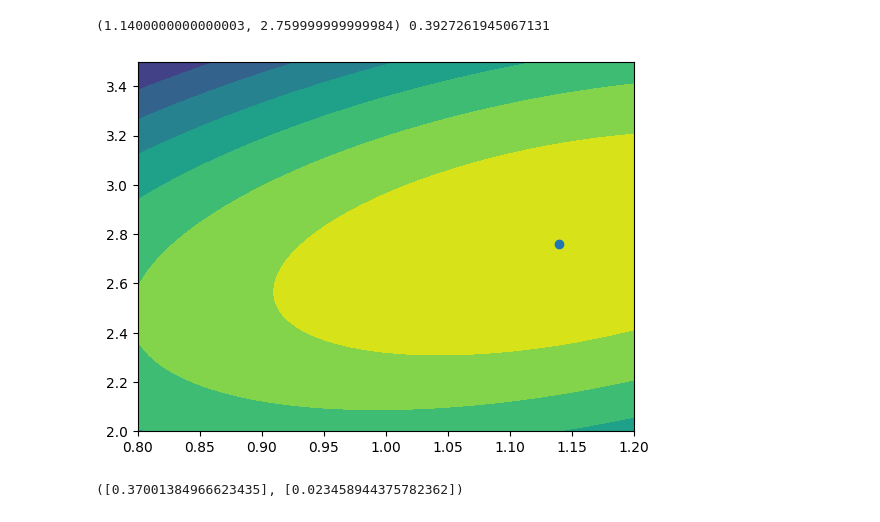
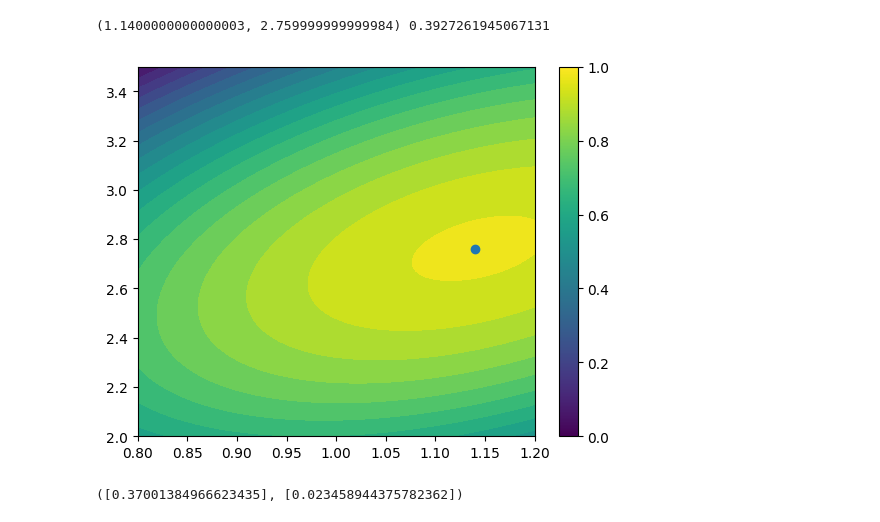
Before and after one commit to alextanhongpin/python-experimentation-for-engineers, a Jupyter notebook: 04_rsm.v2.ipynb, the cells around one changed output. Cells and saved outputs as stored; diff of their text form; code cells hidden in the pictures.

```diff
--- a/04_rsm.v2.ipynb
+++ b/04_rsm.v2.ipynb
@@ -251,10 +251,11 @@ print(x[i], y[i])
 # %% [output]
 (1.1400000000000003, 2.759999999999984) 0.3927261945067131
 # %%
-plt.contourf(x0_values, x1_values, y.reshape(-1, x0_values.shape[0]))
-plt.scatter(*x[i]);
+plt.contourf(x0_values, x1_values, y.reshape(-1, x0_values.shape[0]), levels=20)
+plt.scatter(*x[i])
+plt.colorbar();
 # %% [output]
-[figure, old version]
+[figure, new version]
 # %%
 aggregate_measurement, standard_error = run_experiment_2D(
     15000, parameters=[(threshold_opt, order_size_opt)]
```
Also changed, not shown: parts of 2 cells of this notebook, 2 other files.
